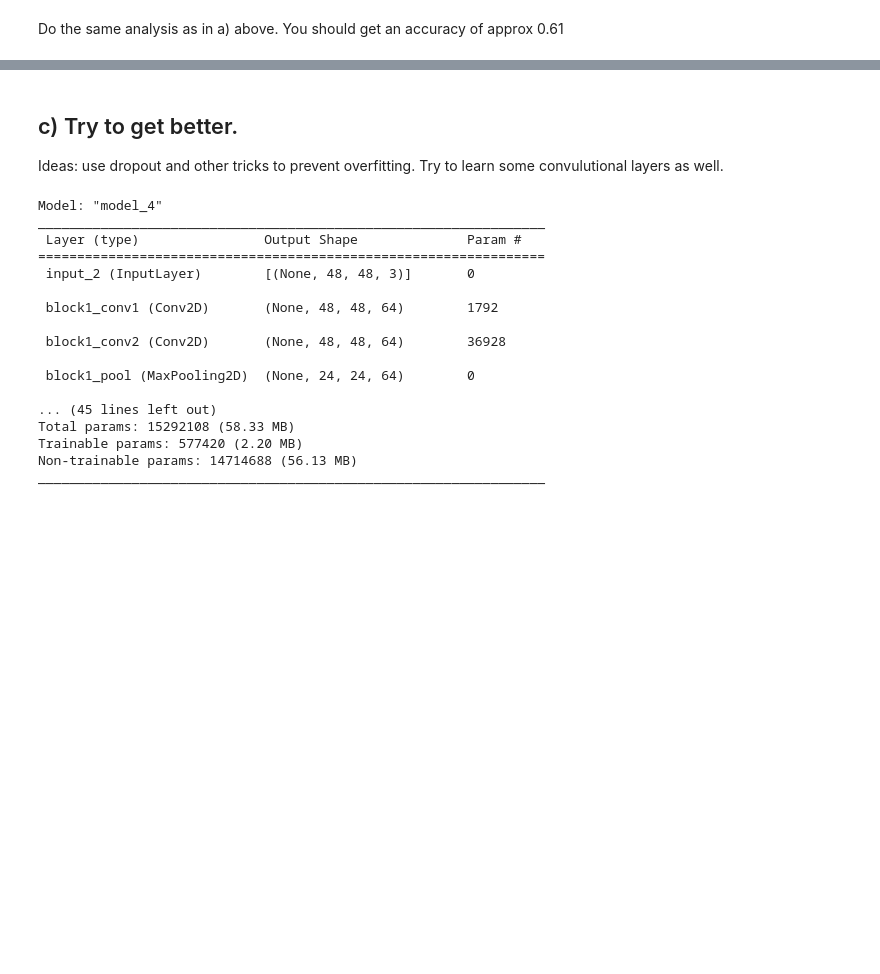
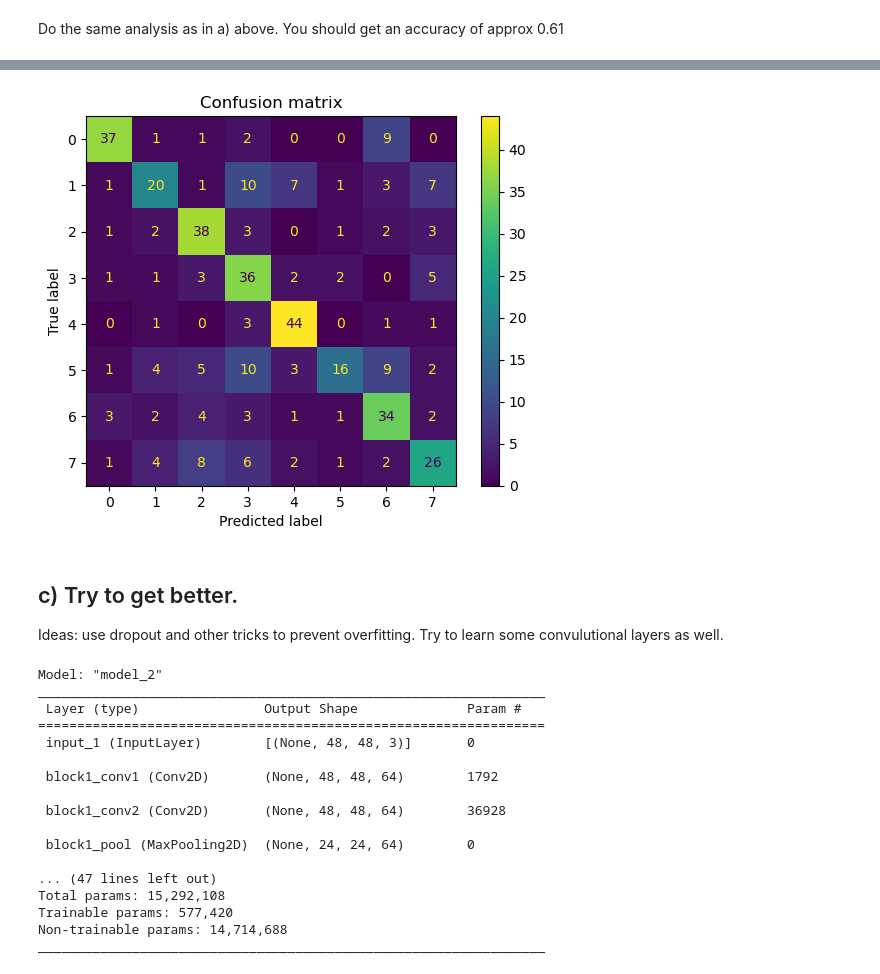
Before and after one commit to TypMitSchnurrbart/ws24_machine_learning, a Jupyter notebook: DL_Aufgabe2/cl_cnn_faces_nolsg.ipynb, the cells around one changed output, grey strips where cells are left out. Cells and saved outputs as stored; diff of their text form; code cells hidden in the pictures; blank space fills up the shorter version.

```diff
--- a/DL_Aufgabe2/cl_cnn_faces_nolsg.ipynb
+++ b/DL_Aufgabe2/cl_cnn_faces_nolsg.ipynb
@@ -335,0 +342,8 @@ Test Accuracy: 0.5674999952316284
+# %%
+Y_pred = model.predict(X_test)
+c = confusion_matrix(Y_test, np.argmax(Y_pred, axis=1))
+disp = ConfusionMatrixDisplay(c)
+disp.plot()
+plt.title('Confusion matrix')
+plt.show()
+# %% [output]
@@ -336,3 +351,4 @@ Test Accuracy: 0.5674999952316284
+[figure, added]
 # %% [markdown]
 ## c) Try to get better.
 
@@ -342,23 +358,23 @@ fc2 = base_model.output
 fc2 = Flatten()(fc2)
 
 #======== Model to play around and improve ==============================================
-# TODO - Shall we actually play around with the model from transfer or our own?
 # Alex: - Tried adding dropouts, did nothing basically
 fc2 = Dense(512, activation="relu", name="my_dense1")(fc2)
-fc2 = Dropout(0.4, name="my_dropout1")(fc2)
+fc2 = Dropout(0.2, name="my_dropout1")(fc2)
 fc2 = Dense(512, activation="relu", name="my_dense2")(fc2)
-fc2 = Dropout(0.4, name="my_dropout2")(fc2)
+fc2 = Dropout(0.2, name="my_dropout2")(fc2)
 fc2 = Dense(100, activation="relu", name="my_dense3")(fc2)
+fc2 = Dropout(0.2, name="my_dropout3")(fc2)
+
 fc2 = Dense(8,activation='softmax', name='my_dense4')(fc2)
 model_better = tf.compat.v1.keras.Model(base_model.input, fc2) #Current hack for TF 2.0 and keras
-
 model_better.summary()
 # %% [output]
-Model: "model_4"
+Model: "model_2"
 _________________________________________________________________
  Layer (type)                Output Shape              Param #
 =================================================================
- input_2 (InputLayer)        [(None, 48, 48, 3)]       0
+ input_1 (InputLayer)        [(None, 48, 48, 3)]       0
 
  block1_conv1 (Conv2D)       (None, 48, 48, 64)        1792
 
@@ -366,10 +382,10 @@ _________________________________________________________________
 
  block1_pool (MaxPooling2D)  (None, 24, 24, 64)        0
 
-... (45 lines left out)
-Total params: 15292108 (58.33 MB)
-Trainable params: 577420 (2.20 MB)
-Non-trainable params: 14714688 (56.13 MB)
+... (47 lines left out)
+Total params: 15,292,108
+Trainable params: 577,420
+Non-trainable params: 14,714,688
 _________________________________________________________________
 # %%
 # Just as above
```
Also changed, not shown: parts of 28 cells of this notebook, 1 other file.
